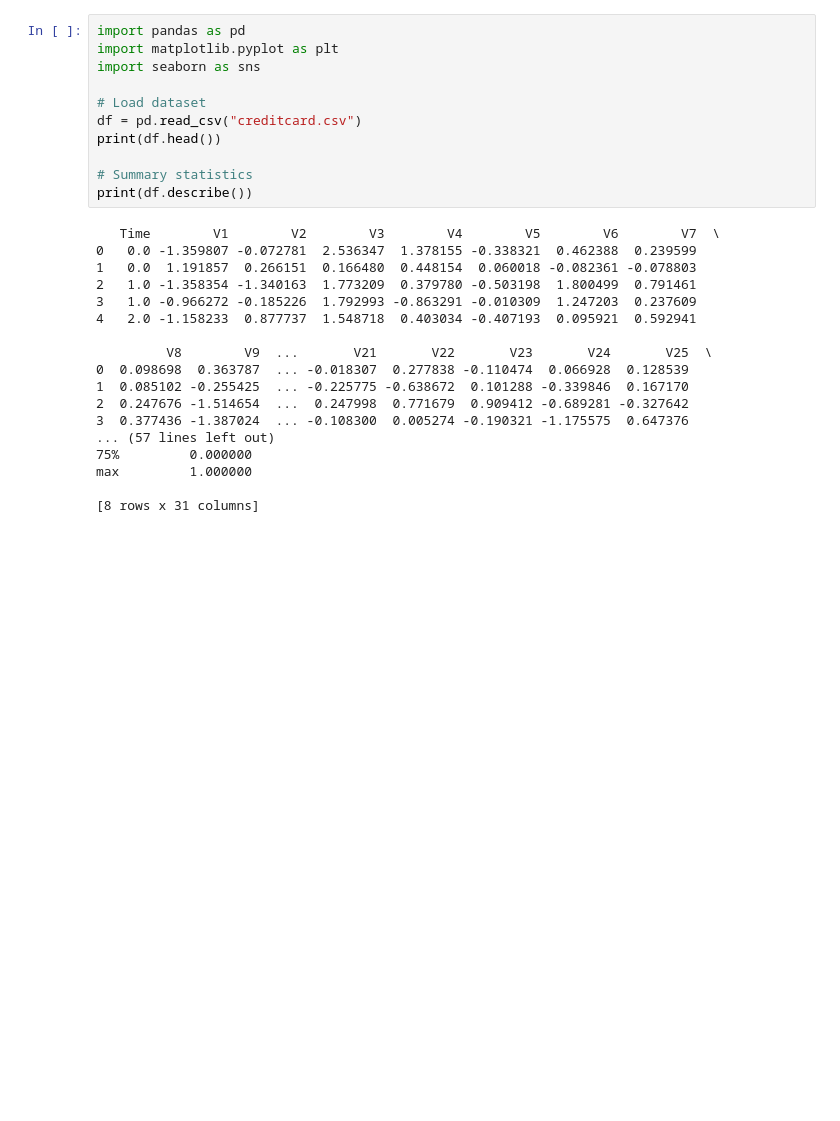
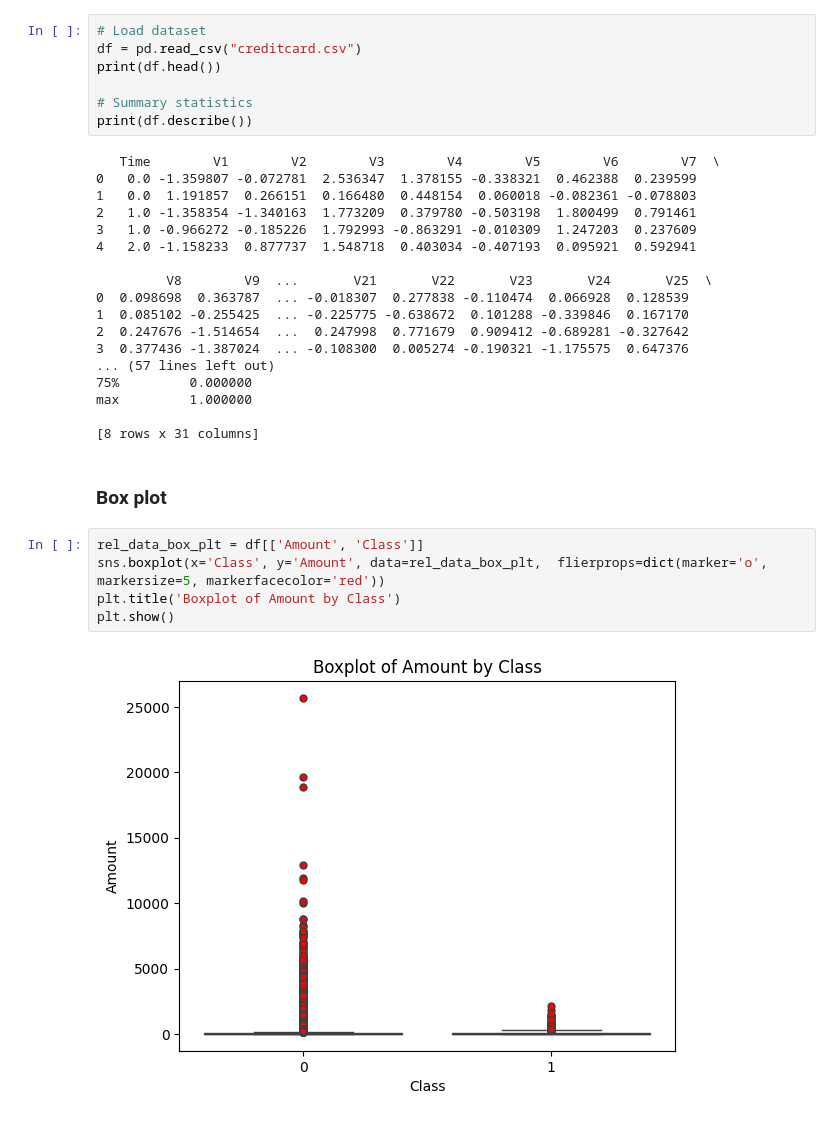
Before and after one commit to asadrazanayani/ELVTR_FRAUD_AIML, a Jupyter notebook: fraud_eda/Asad Nayani - FAAI - Assignment1 - EDA.ipynb, the cells around one changed output. Drawn from its saved outputs; the diff is of its cells as text; blank space fills up the shorter version.

```diff
--- a/fraud_eda/Asad Nayani - FAAI - Assignment1 - EDA.ipynb
+++ b/fraud_eda/Asad Nayani - FAAI - Assignment1 - EDA.ipynb
@@ -144,10 +162,6 @@ print(df.head())
 # Summary statistics
 print(df.describe())
 # %%
-import pandas as pd
-import matplotlib.pyplot as plt
-import seaborn as sns
-
 # Load dataset
 df = pd.read_csv("creditcard.csv")
 print(df.head())
@@ -172,3 +186,12 @@ print(df.describe())
 max         1.000000
 
 [8 rows x 31 columns]
+# %% [markdown]
+### Box plot
+# %%
+rel_data_box_plt = df[['Amount', 'Class']]
+sns.boxplot(x='Class', y='Amount', data=rel_data_box_plt,  flierprops=dict(marker='o', markersize=5, markerfacecolor='red'))
+plt.title('Boxplot of Amount by Class')
+plt.show()
+# %% [output]
+[figure, added]
```
Also changed, not shown: parts of 30 cells of this notebook, 1 other file.
